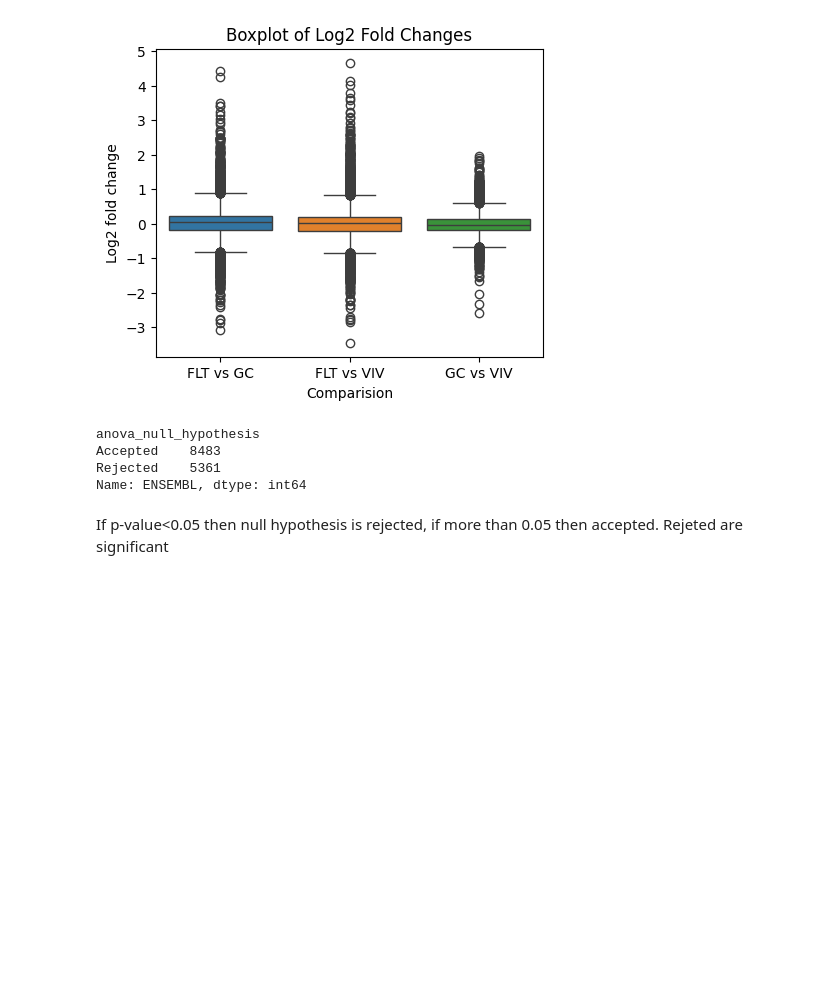
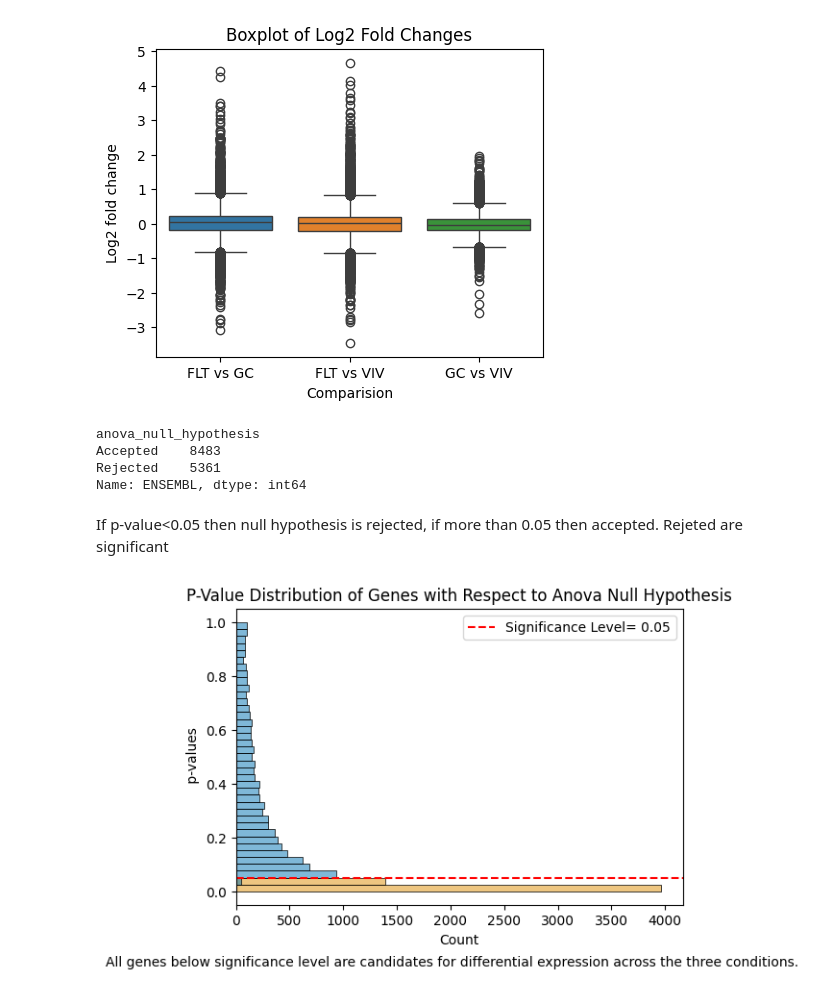
Before and after one commit to Ishtikaa/DGE-analysis-in-microgravity-for-biomarkers-of-muscle-atrophy, a Jupyter notebook: dge.ipynb, the cells around one changed output. Drawn from its saved outputs; the diff is of its cells as text; code cells hidden in the pictures; blank space fills up the shorter version.

Commit message:
p-value plot

```diff
--- a/dge.ipynb
+++ b/dge.ipynb
@@ -223,3 +223,15 @@ Rejected    5361
 Name: ENSEMBL, dtype: int64
 # %% [markdown]
 If p-value<0.05 then null hypothesis is rejected, if more than 0.05 then accepted. Rejeted are significant
+# %%
+#plotting p-values obtained from ANOVA
+plt.figure(figsize=(6,4))
+sns.histplot( y= p_val, hue= filtered['anova_null_hypothesis'], palette='colorblind')
+plt.axhline( y=0.05, color='red', linestyle= "--", label= 'Significance Level= 0.05')
+plt.ylabel(" p-values")
+plt.title("P-Value Distribution of Genes with Respect to Anova Null Hypothesis")
+plt.figtext(0.5, -0.05, "All genes below significance level are candidates for differential expression across the three conditions.", ha="center", fontsize=10)
+plt.legend()
+plt.show()
+# %% [output]
+[figure, added]
```
